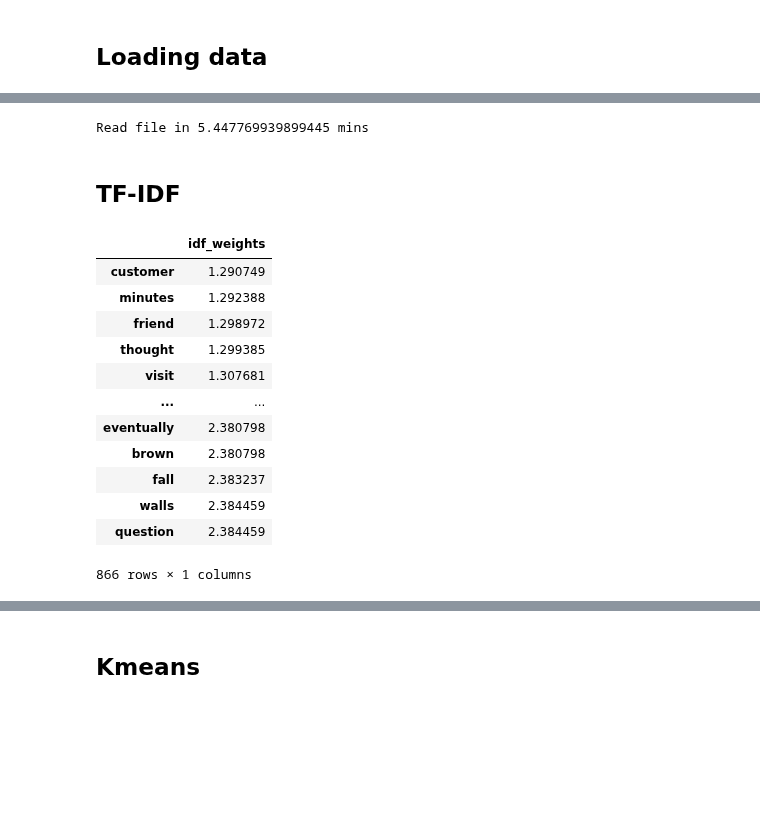
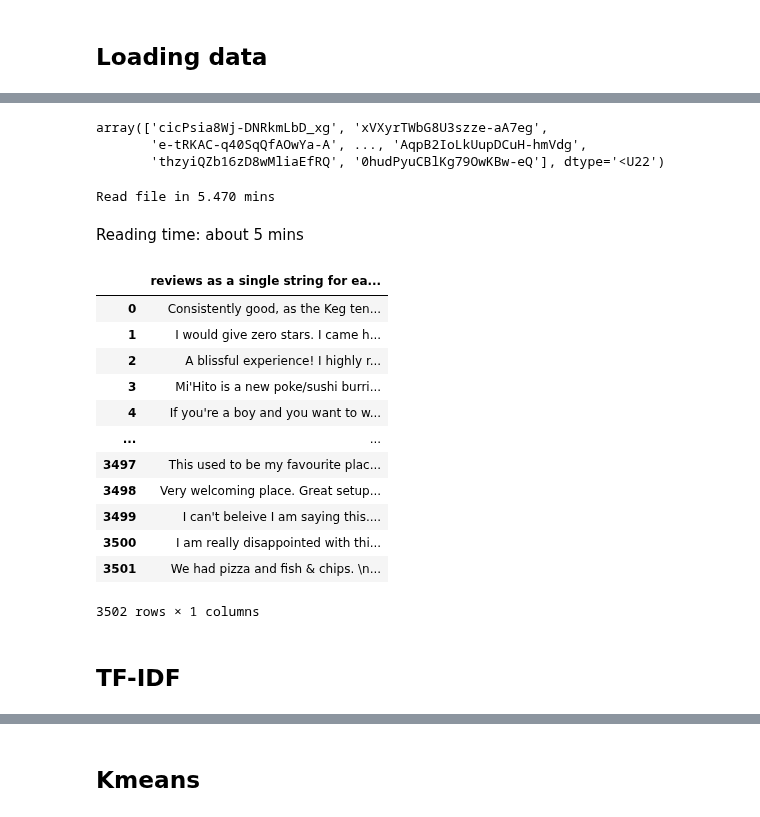
Before and after one commit to lkostakis/data-mining-NLP, a Jupyter notebook: ask3.ipynb, the cells around one changed output, grey strips where cells are left out. Saved outputs shown, nothing was run; the diff lists cells and outputs as text; code cells hidden in the pictures; blank space fills up the shorter version.

```diff
--- a/ask3.ipynb
+++ b/ask3.ipynb
@@ -42,29 +51,53 @@ def get_index(business_id):
+# %%
+# Extracting unique buisness ids
+np_businesses = np.array(list_business)
+np_businesses_ids = np_businesses[:,0]
+np_businesses_ids
+# %% [output]
+array(['cicPsia8Wj-DNRkmLbD_xg', 'xVXyrTWbG8U3szze-aA7eg',
+       'e-tRKAC-q40SqQfAOwYa-A', ..., 'AqpB2IoLkUupDCuH-hmVdg',
+       'thzyiQZb16zD8wMliaEfRQ', '0hudPyuCBlKg79OwKBw-eQ'], dtype='<U22')
 # %%
+def find_buisness_index(business_id):
+    index = np.where(np_businesses_ids == business_id)[0]
+    return index
+
+# Reading reveiws file
 start = time.time()
-business_review_txt = [[] for i in range(int(len(np_business)))]
-review_v_path = yelp_dataset_path + 'yelp_academic_dataset_review.json'
-leftK_path = '/home/left/Desktop/dataMining/set2/ask2/yelp_academic_dataset_review.json'
+business_reviews = [[] for i in range(int(len(np_businesses_ids)))]
 
-with open(review_v_path, 'r', encoding="utf8") as reviews_file:
+with open(dataset_path + review_filename, 'r', encoding="utf8") as reviews_file:
     for line in reviews_file:
         json_dict = json.loads(line)
-        index = get_index(json_dict['business_id'])
+        index = find_buisness_index(json_dict['business_id'])
         if index.size > 0:
-            if len(business_review_txt[index[0]]) == 0:
-               business_review_txt[index[0]] = json_dict['text']
+            if len(business_reviews[index[0]]) == 0:
+               business_reviews[index[0]] = json_dict['text']
             else:
-               business_review_txt[index[0]] += json_dict['text']
-        # if json_dict['business_id'] in np_business:
-        #     if json_dict['business_id'] in business_review_txt:
-        #         business_review_txt[json_dict['business_id']] += json_dict['text']
-        #     else:
-        #         business_review_txt[json_dict['business_id']] = json_dict['text']
-
+               business_reviews[index[0]] += json_dict['text']
 
 stop = time.time()
-
-print("Read file in {} mins".format((stop-start)/60))
+print("Read file in {:.3f} mins".format((stop-start)/60))
 # %% [output]
-Read file in 5.447769939899445 mins
+Read file in 5.470 mins
+# %% [markdown]
+Reading time: about 5 mins
+# %%
+df_business_reviews = pd.DataFrame(business_reviews, columns=['reviews as a single string for each buisness'])
+df_business_reviews
+# %% [output]
+|  | reviews as a single string for ea... |
+| 0 | Consistently good, as the Keg ten... |
+| 1 | I would give zero stars. I came h... |
+| 2 | A blissful experience! I highly r... |
+| 3 | Mi'Hito is a new poke/sushi burri... |
+| 4 | If you're a boy and you want to w... |
+| ... | ... |
+| 3497 | This used to be my favourite plac... |
+| 3498 | Very welcoming place. Great setup... |
+| 3499 | I can't beleive I am saying this.... |
+| 3500 | I am really disappointed with thi... |
+| 3501 | We had pizza and fish & chips. \n... |
+3502 rows × 1 columns
 # %% [markdown]
 ## TF-IDF
@@ -97,18 +103,0 @@ fitted_vectorizer = tfidf.transform(business_review_txt)
-# %%
-# show words that were eliminated
-df_idf = pd.DataFrame(tfidf.idf_, index=tfidf.get_feature_names(),columns=["idf_weights"])
-df_idf.sort_values(by=['idf_weights'])
-# %% [output]
-|  | idf_weights |
-| customer | 1.290749 |
-| minutes | 1.292388 |
-| friend | 1.298972 |
-| thought | 1.299385 |
-| visit | 1.307681 |
-| ... | ... |
-| eventually | 2.380798 |
-| brown | 2.380798 |
-| fall | 2.383237 |
-| walls | 2.384459 |
-| question | 2.384459 |
-866 rows × 1 columns
```
Also changed, not shown: parts of 20 cells of this notebook.
